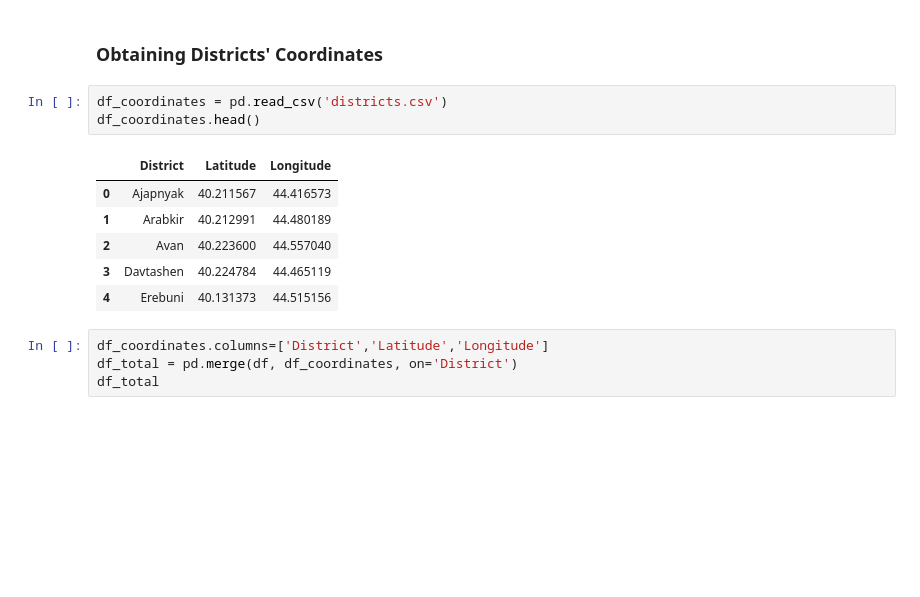
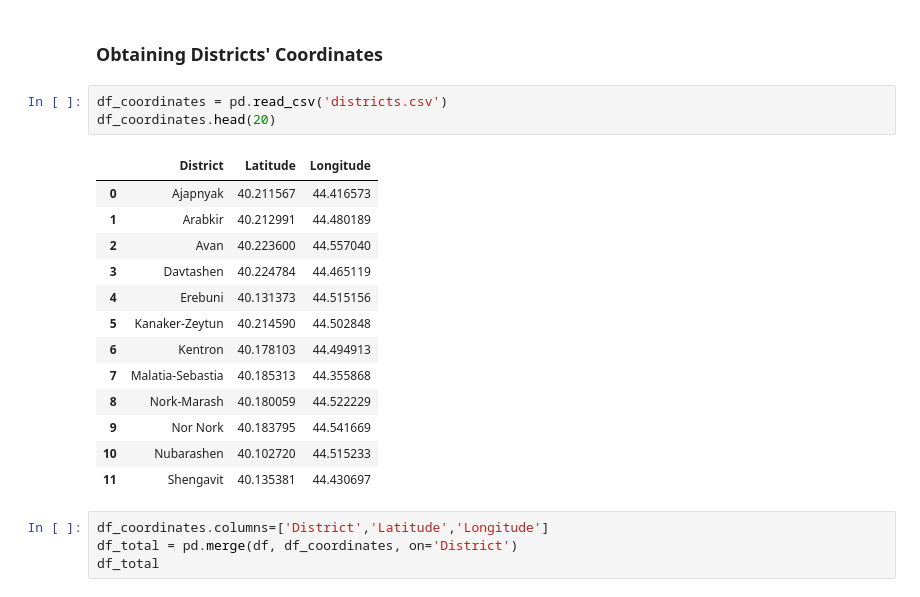
Before and after one commit to HarutyunyanAnn/Capstone-Project, a Jupyter notebook: Final Project.ipynb, the cells around one changed output. Saved outputs shown, nothing was run; the diff lists cells and outputs as text; blank space fills up the shorter version.

```diff
--- a/Final Project.ipynb
+++ b/Final Project.ipynb
@@ -139,14 +139,21 @@ df.shape
 ### Obtaining Districts' Coordinates  <a name="coordinates"></a>
 # %%
 df_coordinates = pd.read_csv('districts.csv')
-df_coordinates.head()
+df_coordinates.head(20)
 # %% [output]
 |  | District | Latitude | Longitude |
 | 0 | Ajapnyak | 40.211567 | 44.416573 |
 | 1 | Arabkir | 40.212991 | 44.480189 |
 | 2 | Avan | 40.223600 | 44.557040 |
 | 3 | Davtashen | 40.224784 | 44.465119 |
 | 4 | Erebuni | 40.131373 | 44.515156 |
+| 5 | Kanaker-Zeytun | 40.214590 | 44.502848 |
+| 6 | Kentron | 40.178103 | 44.494913 |
+| 7 | Malatia-Sebastia | 40.185313 | 44.355868 |
+| 8 | Nork-Marash | 40.180059 | 44.522229 |
+| 9 | Nor Nork | 40.183795 | 44.541669 |
+| 10 | Nubarashen | 40.102720 | 44.515233 |
+| 11 | Shengavit | 40.135381 | 44.430697 |
 # %%
 df_coordinates.columns=['District','Latitude','Longitude']
 df_total = pd.merge(df, df_coordinates, on='District')
```
Also changed, not shown: parts of 2 cells of this notebook, 1 other file.
